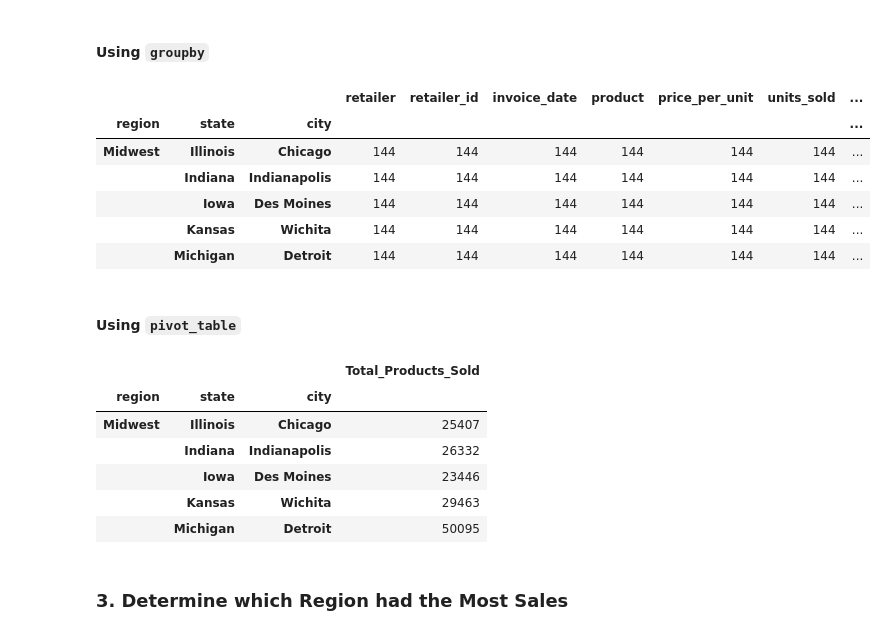
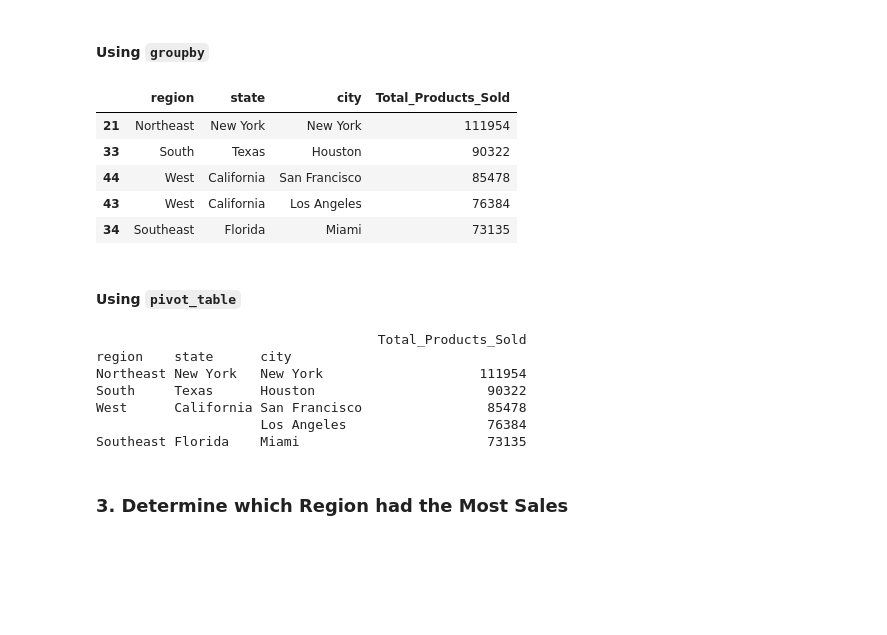
Before and after one commit to JCLavieri/athletic_sales_analysis, a Jupyter notebook: M5_Starter_Code (3)/M5_Starter_Code/athletic_sales_analysis_starter_code.ipynb, the cells around one changed output. Cells and saved outputs as stored; diff of their text form; code cells hidden in the pictures; blank space fills up the shorter version.

```diff
--- a/M5_Starter_Code (3)/M5_Starter_Code/athletic_sales_analysis_starter_code.ipynb
+++ b/M5_Starter_Code (3)/M5_Starter_Code/athletic_sales_analysis_starter_code.ipynb
@@ -69,7 +69,9 @@ dtype: object
 # %%
 # Combine the 2020 and 2021 sales DataFrames on the rows and reset the index.
 
-combined_sales = pd.concat([athletic_sales_2020_df, athletic_sales_2021_df], ignore_index=True)
+# combined_sales = pd.concat([athletic_sales_2020_df, athletic_sales_2021_df], ignore_index=True)
+combined_sales = pd.concat([athletic_sales_2020_df, athletic_sales_2021_df], axis="rows", join="inner").reset_index(drop=True)
+
 combined_sales.head()
 # %% [output]
 |  | retailer | retailer_id | invoice_date | region | state | city | product | price_per_unit | units_sold | ... |
@@ -78,3 +80,6 @@ combined_sales.head()
 | 2 | Foot Locker | 1185732 | 1/1/20 | Northeast | Pennsylvania | Philadelphia | Women's Apparel | 75 | 275 | ... |
 | 3 | Foot Locker | 1185732 | 1/1/20 | Northeast | New York | New York | Men's Street Footwear | 34 | 384 | ... |
 | 4 | Foot Locker | 1185732 | 1/1/20 | Northeast | Pennsylvania | Philadelphia | Women's Apparel | 53 | 83 | ... |
+# %%
+combined_sales['invoice_date'] = pd.to_datetime(combined_sales['invoice_date'])
+print(combined_sales['invoice_date'].dtypes)
@@ -127,50 +134,41 @@ dtype: object
 # %% [markdown]
 #### Using `groupby`
 # %%
-# Show the number products sold for region, state, and city.
-region_state_city = combined_sales.groupby(['region', 'state', 'city']).count()
-# Rename the sum to "Total_Products_Sold".
-combined_sales = combined_sales.rename(columns={'sum': 'Total_Products_Sold'})
+# Group by region, state, and city and sum the units sold
+region_state_city = combined_sales.groupby(['region','state','city'])['units_sold'].sum().reset_index()
+region_state_city.rename(columns={'units_sold': 'Total_Products_Sold'}, inplace=True)
 
-
-
-
-# Show the top 5 results.
-region_state_city.head()
+# Display the top 5 results
+region_state_city.sort_values(by='Total_Products_Sold', ascending=False).head()
 # %% [output]
-|  |  |  | retailer | retailer_id | invoice_date | product | price_per_unit | units_sold | ... |
-| region | state | city |  |  |  |  |  |  | ... |
-| Midwest | Illinois | Chicago | 144 | 144 | 144 | 144 | 144 | 144 | ... |
-|  | Indiana | Indianapolis | 144 | 144 | 144 | 144 | 144 | 144 | ... |
-|  | Iowa | Des Moines | 144 | 144 | 144 | 144 | 144 | 144 | ... |
-|  | Kansas | Wichita | 144 | 144 | 144 | 144 | 144 | 144 | ... |
-|  | Michigan | Detroit | 144 | 144 | 144 | 144 | 144 | 144 | ... |
+|  | region | state | city | Total_Products_Sold |
+| 21 | Northeast | New York | New York | 111954 |
+| 33 | South | Texas | Houston | 90322 |
+| 44 | West | California | San Francisco | 85478 |
+| 43 | West | California | Los Angeles | 76384 |
+| 34 | Southeast | Florida | Miami | 73135 |
 # %% [markdown]
 #### Using `pivot_table`
 # %%
-# Show the number products sold for region, state, and city.
+# Create a pivot table to show the number of products sold for each region, state, and city
 pivot_table = combined_sales.pivot_table(index=['region', 'state', 'city'],
-                             values='units_sold',
-                             aggfunc='sum')
-
-
-
+                                         values='units_sold',
+                                         aggfunc='sum')
 
 # Rename the "units_sold" column to "Total_Products_Sold"
 pivot_table = pivot_table.rename(columns={'units_sold': 'Total_Products_Sold'})
 
-
-
-# Show the top 5 results.
-pivot_table.head()
+# Show the top 5 results, sorted in descending order
+top_5_products_sold = pivot_table.sort_values(by='Total_Products_Sold', ascending=False).head()
+print(top_5_products_sold)
 # %% [output]
-|  |  |  | Total_Products_Sold |
-| region | state | city |  |
-| Midwest | Illinois | Chicago | 25407 |
-|  | Indiana | Indianapolis | 26332 |
-|  | Iowa | Des Moines | 23446 |
-|  | Kansas | Wichita | 29463 |
-|  | Michigan | Detroit | 50095 |
+                                    Total_Products_Sold
+region    state      city
+Northeast New York   New York                    111954
+South     Texas      Houston                      90322
+West      California San Francisco                85478
+                     Los Angeles                  76384
+Southeast Florida    Miami                        73135
 # %% [markdown]
 ### 3. Determine which Region had the Most Sales
 # %% [markdown]
```
Also changed, not shown: parts of 14 cells of this notebook.
